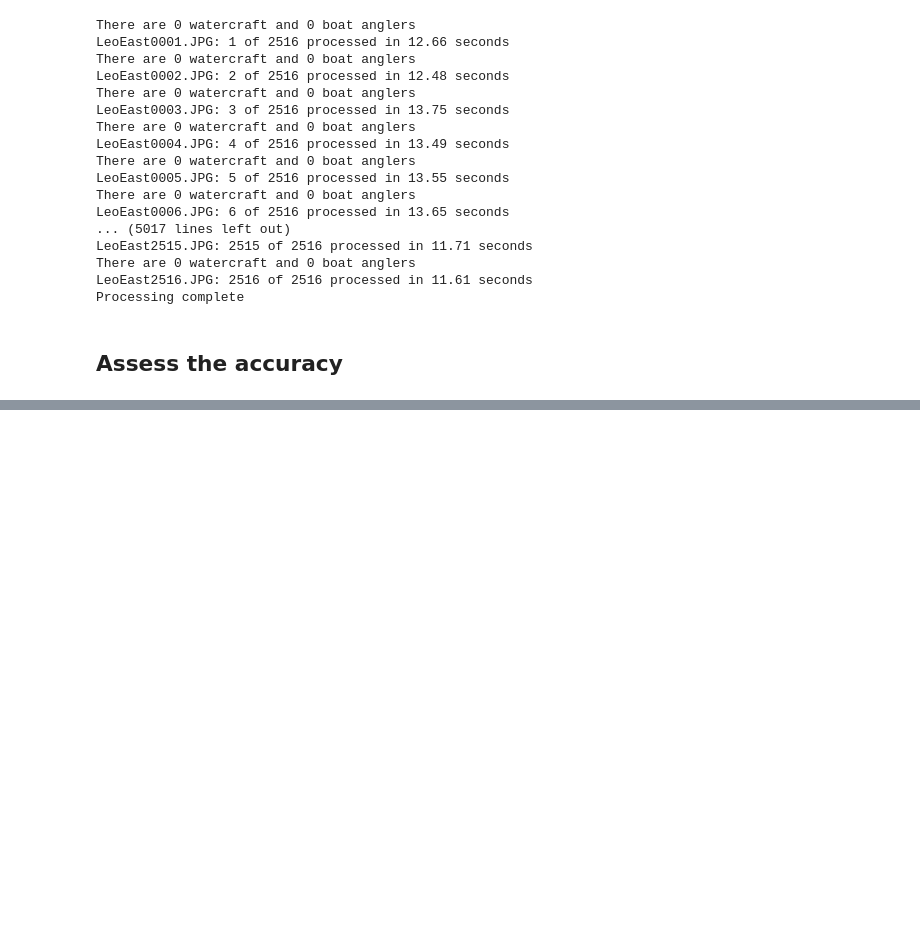
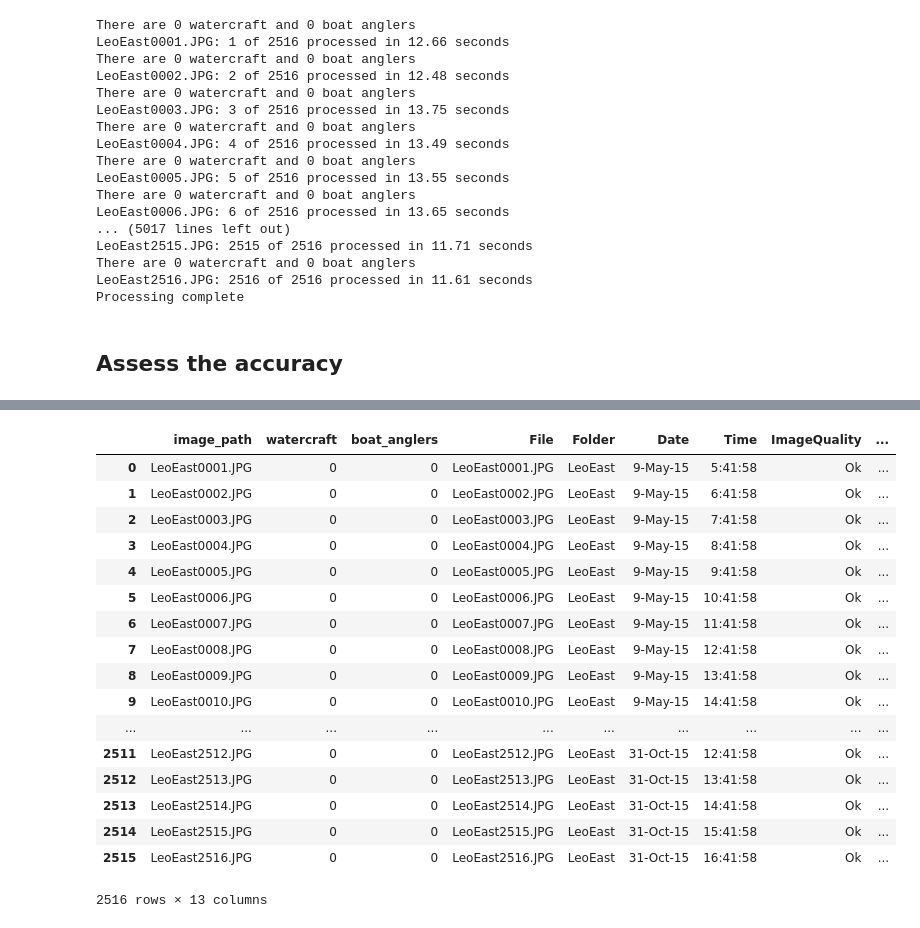
Before and after one commit to redfoxgis/Mask_RCNN, a Jupyter notebook: samples/demo.ipynb, the cells around one changed output, grey strips where cells are left out. Drawn from its saved outputs; the diff is of its cells as text; code cells hidden in the pictures; blank space fills up the shorter version.

Commit message:
Added accuracy measures

```diff
--- a/samples/demo.ipynb
+++ b/samples/demo.ipynb
@@ -206,6 +206,7 @@ Processing complete
 ## Assess the accuracy
 # %%
 from sklearn.metrics import mean_squared_error
+import scipy
 
 # Write df to csv for safe keeping
 #df.to_csv('/Users/aaron/gdrive/projects/fisheries_census_project/data/outdata/1st_run.csv')
@@ -216,8 +217,23 @@ df2 = pd.read_csv('/Users/aaron/gdrive/projects/fisheries_census_project/data/in
 # Concatenate dfs
 result = pd.concat([df, df2], axis =1)
 
+# Assess accuracy
+result['diff'] = result['Watercraft'] - result['watercraft']
+
+# Overall accuracy
+overall_accuracy = round(len(result[(result['diff'] == 0)]) / len(result), 2)
+
+# Accuracy for only those images where an object was detected in the real dataset
+# Select only rows where true > 0
+subset = result[result.Watercraft > 0]
+subset_accuracy = round(len(subset[(subset['diff'] == 0)]) / len(subset), 2)
+
 # Calculate MSE
 # https://scikit-learn.org/stable/modules/generated/sklearn.metrics.mean_squared_error.html
 mse = mean_squared_error(result.Watercraft, result.watercraft)
+
+# Wilcoxon Signed Rank Test using Pratt zero method
+# https://stats.stackexchange.com/questions/347930/how-to-consider-pratt-zero-method-in-wilcoxon-test-of-r-which-is-available-in
+p = scipy.stats.wilcoxon(result.Watercraft, result.watercraft, zero_method = 'pratt')
 # %%
 mse
@@ -225,0 +247,21 @@ mse
+# %%
+result
+# %% [output]
+|  | image_path | watercraft | boat_anglers | File | Folder | Date | Time | ImageQuality | ... |
+| 0 | LeoEast0001.JPG | 0 | 0 | LeoEast0001.JPG | LeoEast | 9-May-15 | 5:41:58 | Ok | ... |
+| 1 | LeoEast0002.JPG | 0 | 0 | LeoEast0002.JPG | LeoEast | 9-May-15 | 6:41:58 | Ok | ... |
+| 2 | LeoEast0003.JPG | 0 | 0 | LeoEast0003.JPG | LeoEast | 9-May-15 | 7:41:58 | Ok | ... |
+| 3 | LeoEast0004.JPG | 0 | 0 | LeoEast0004.JPG | LeoEast | 9-May-15 | 8:41:58 | Ok | ... |
+| 4 | LeoEast0005.JPG | 0 | 0 | LeoEast0005.JPG | LeoEast | 9-May-15 | 9:41:58 | Ok | ... |
+| 5 | LeoEast0006.JPG | 0 | 0 | LeoEast0006.JPG | LeoEast | 9-May-15 | 10:41:58 | Ok | ... |
+| 6 | LeoEast0007.JPG | 0 | 0 | LeoEast0007.JPG | LeoEast | 9-May-15 | 11:41:58 | Ok | ... |
+| 7 | LeoEast0008.JPG | 0 | 0 | LeoEast0008.JPG | LeoEast | 9-May-15 | 12:41:58 | Ok | ... |
+| 8 | LeoEast0009.JPG | 0 | 0 | LeoEast0009.JPG | LeoEast | 9-May-15 | 13:41:58 | Ok | ... |
+| 9 | LeoEast0010.JPG | 0 | 0 | LeoEast0010.JPG | LeoEast | 9-May-15 | 14:41:58 | Ok | ... |
+| ... | ... | ... | ... | ... | ... | ... | ... | ... | ... |
+| 2511 | LeoEast2512.JPG | 0 | 0 | LeoEast2512.JPG | LeoEast | 31-Oct-15 | 12:41:58 | Ok | ... |
+| 2512 | LeoEast2513.JPG | 0 | 0 | LeoEast2513.JPG | LeoEast | 31-Oct-15 | 13:41:58 | Ok | ... |
+| 2513 | LeoEast2514.JPG | 0 | 0 | LeoEast2514.JPG | LeoEast | 31-Oct-15 | 14:41:58 | Ok | ... |
+| 2514 | LeoEast2515.JPG | 0 | 0 | LeoEast2515.JPG | LeoEast | 31-Oct-15 | 15:41:58 | Ok | ... |
+| 2515 | LeoEast2516.JPG | 0 | 0 | LeoEast2516.JPG | LeoEast | 31-Oct-15 | 16:41:58 | Ok | ... |
+2516 rows × 13 columns
```
Also changed, not shown: parts of 3 cells of this notebook.
